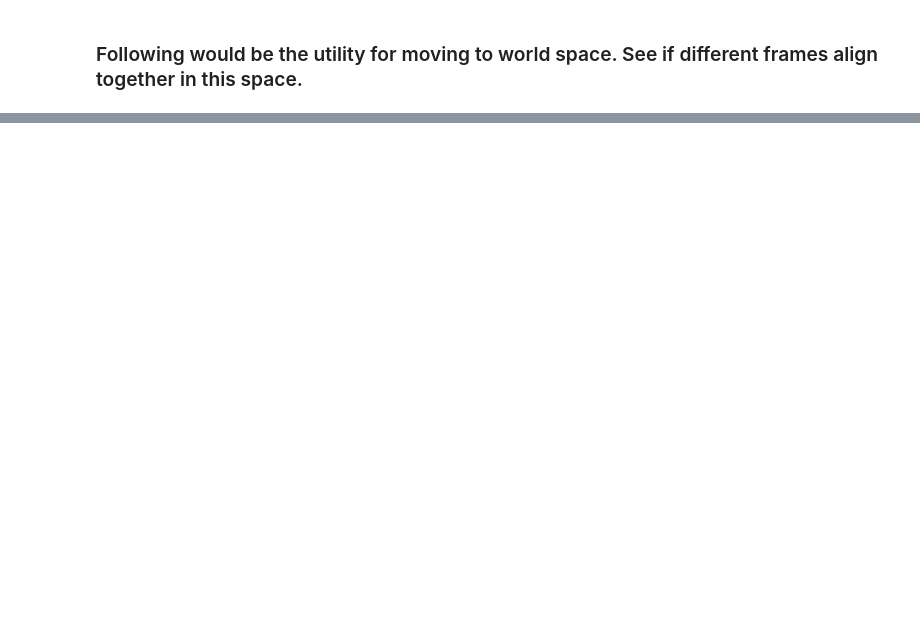
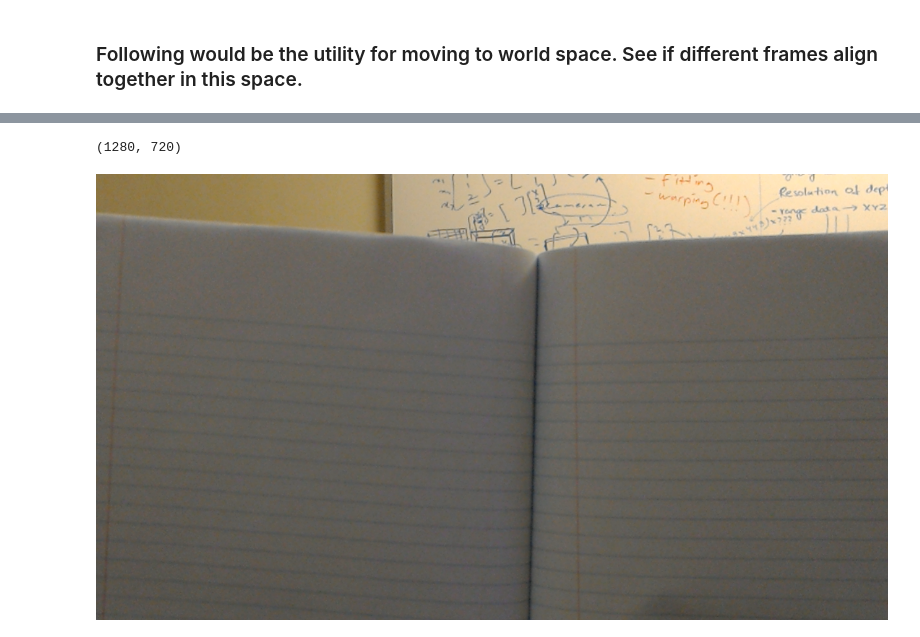
Before and after one commit to pranaabdhawan/HoloVisionResearch, a Jupyter notebook: PointClouds.ipynb, the cells around one changed output, grey strips where cells are left out. Cells and saved outputs as stored; diff of their text form; code cells hidden in the pictures; blank space fills up the shorter version.

```diff
--- a/PointClouds.ipynb
+++ b/PointClouds.ipynb
@@ -81,6 +75,9 @@ def get_camera_view_pts(depth_values, u, v):
 # Read the csv file containing the Transform matrices
 csv_path = "data/ball-2/short_throw_depth-3-2.csv"
 def get_frame_matrix(csv_path, image_num):
+    """
+    Returns Camera To World Matrix, Timestamp of Image
+    """
     with open(csv_path, "r") as csv_file:
         header = csv_file.readline()
         for line in csv_file:
@@ -95,7 +92,7 @@ def get_frame_matrix(csv_path, image_num):
                 camera_view = camera_view.reshape(4,4)
                 # camera_projection -> camera_view -> world state
                 camera_view_to_world = np.dot(frame_to_origin, np.linalg.inv(camera_view))
-                return camera_view_to_world
+                return camera_view_to_world, float(elems[0])
 # %%
 # Map camera view points to world
 def map_points_to_world(camera_view_pts, world_matrix):
@@ -161,0 +197,4 @@ np.savetxt("pts/world_coordinates.csv", world_pts , delimiter=",")
+# %%
+# Get camera matrix (Camera view -> World) for depth data and associated timestamp
+depth_csv_path = "data/book_view/short_throw_depth-2.csv"
+camera_view_to_world, timestamp = get_frame_matrix(depth_csv_path, image_number)
@@ -161,0 +208,10 @@ np.savetxt("pts/world_coordinates.csv", world_pts , delimiter=",")
+# %%
+# Display the PV image
+pv_file = "data/book_view/pv (1)/" + image_number_pv
+im = Image.open(pv_file)
+print(im.size) # Height width is swapped from the original case
+pv_values = im.load()
+im
+# %% [output]
+(1280, 720)
+[figure, added]
```
Also changed, not shown: parts of 21 cells of this notebook.
